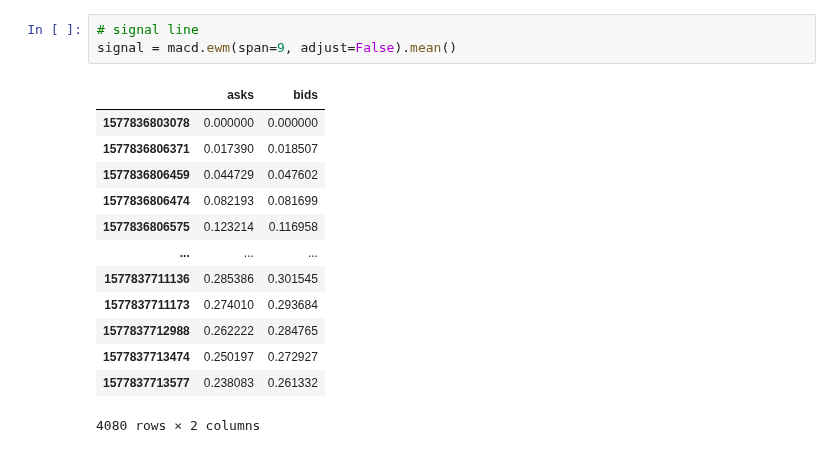
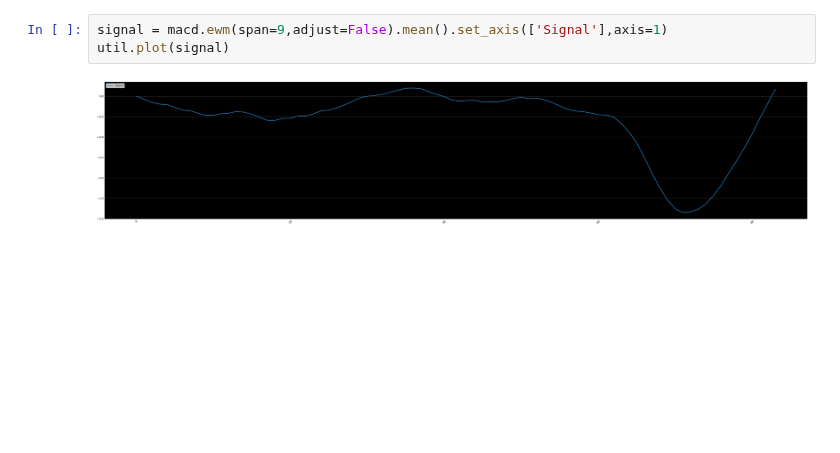
Before and after one commit to giladbarnea/scratches, a Jupyter notebook: efficient-frontier/home-task/algo-home-task/efficient_frontier_scratch.ipynb, the cells around one changed output. Cells and saved outputs as stored; diff of their text form; blank space fills up the shorter version.

```diff
--- a/efficient-frontier/home-task/algo-home-task/efficient_frontier_scratch.ipynb
+++ b/efficient-frontier/home-task/algo-home-task/efficient_frontier_scratch.ipynb
@@ -184,18 +107,6 @@ util.plot(macd, title = 'Moving Average Convergence Divergence')
 # %%
-# signal line
-signal = macd.ewm(span=9, adjust=False).mean()
+signal = macd.ewm(span=9,adjust=False).mean().set_axis(['Signal'],axis=1)
+util.plot(signal)
 # %% [output]
-|  | asks | bids |
-| 1577836803078 | 0.000000 | 0.000000 |
-| 1577836806371 | 0.017390 | 0.018507 |
-| 1577836806459 | 0.044729 | 0.047602 |
-| 1577836806474 | 0.082193 | 0.081699 |
-| 1577836806575 | 0.123214 | 0.116958 |
-| ... | ... | ... |
-| 1577837711136 | 0.285386 | 0.301545 |
-| 1577837711173 | 0.274010 | 0.293684 |
-| 1577837712988 | 0.262222 | 0.284765 |
-| 1577837713474 | 0.250197 | 0.272927 |
-| 1577837713577 | 0.238083 | 0.261332 |
-4080 rows × 2 columns
+[figure, added]
 # %%
```
Also changed, not shown: parts of 28 cells of this notebook, 2 other files.
